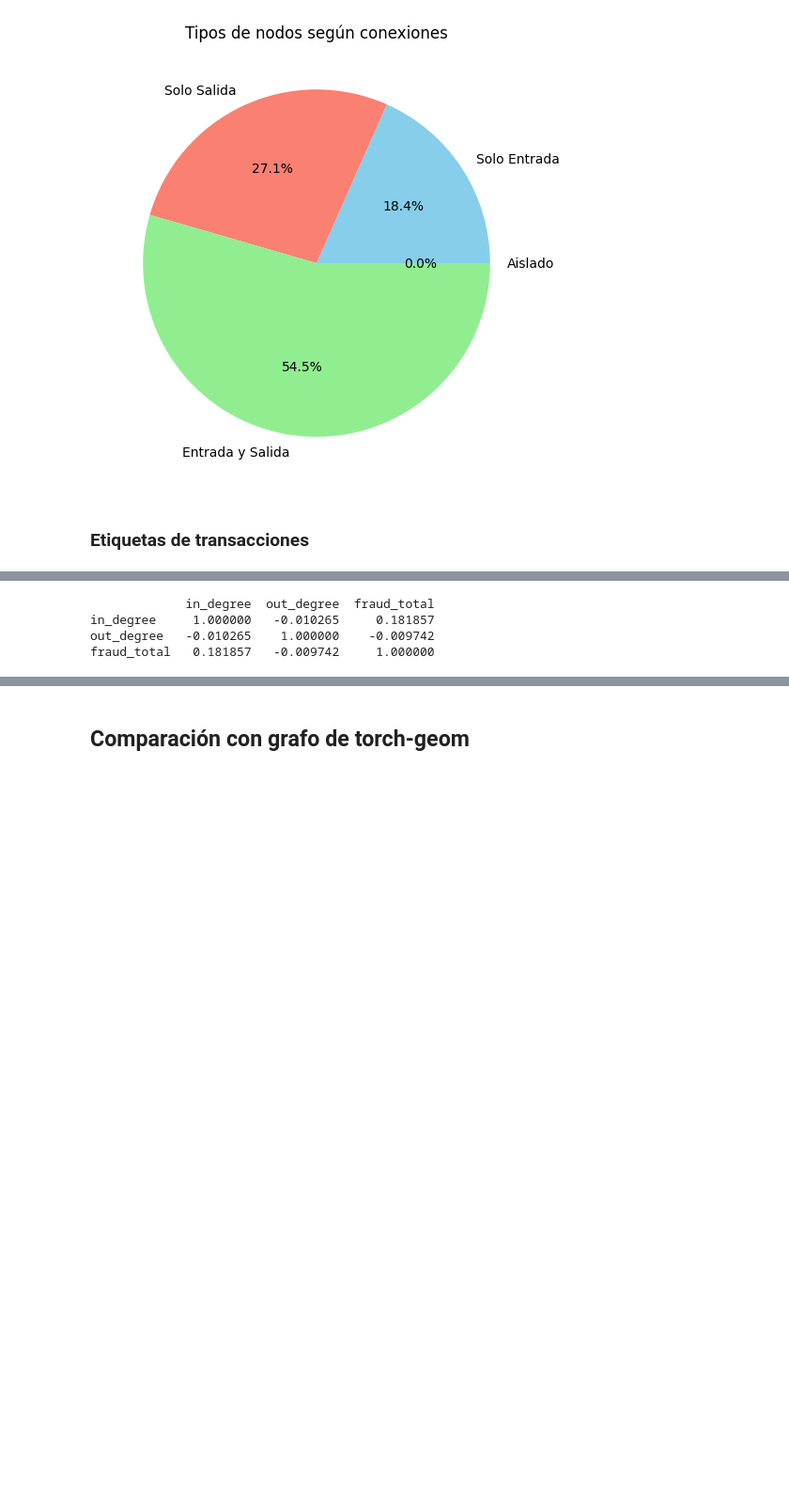
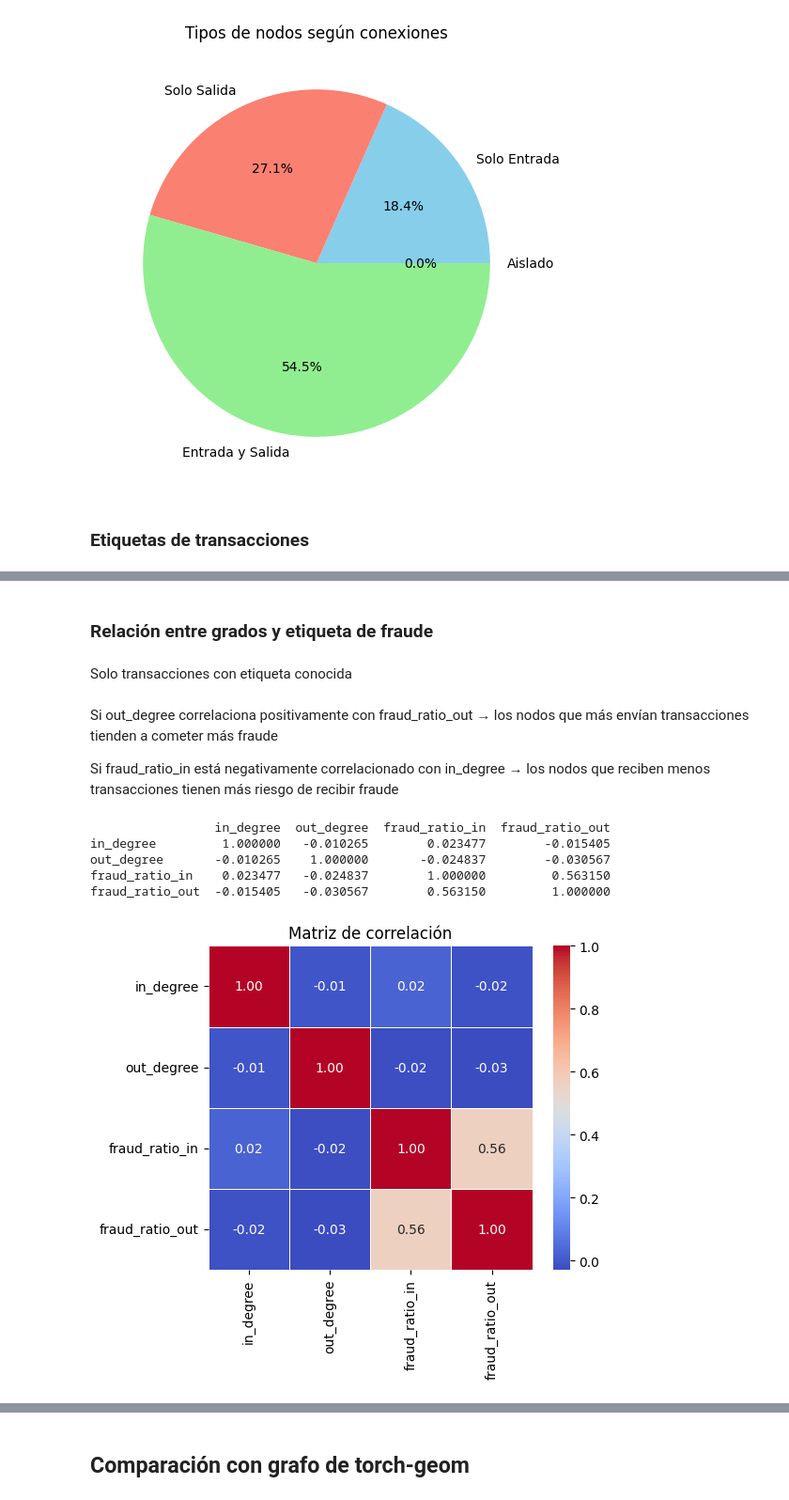
Before and after one commit to L-Ameneiro/elliptic-gnn-fraud-detector, a Jupyter notebook: notebooks/1-eda-graph-ameneiro.ipynb, the cells around one changed output, grey strips where cells are left out. Shown at 94% size. Saved outputs shown, nothing was run; the diff lists cells and outputs as text; code cells hidden in the pictures; blank space fills up the shorter version.

```diff
--- a/notebooks/1-eda-graph-ameneiro.ipynb
+++ b/notebooks/1-eda-graph-ameneiro.ipynb
@@ -257,10 +293,7 @@ nodes_df = pd.DataFrame({
 nodes_df['fraud_total'] = nodes_df['fraud_in'] + nodes_df['fraud_out']
 nodes_df['fraud_ratio_in'] = nodes_df['fraud_in'] / nodes_df['in_degree'].replace(0, pd.NA)
 nodes_df['fraud_ratio_out'] = nodes_df['fraud_out'] / nodes_df['out_degree'].replace(0, pd.NA)
-# %%
-print(nodes_df[['in_degree', 'out_degree', 'fraud_total']].corr())
-# %% [output]
-             in_degree  out_degree  fraud_total
-in_degree     1.000000   -0.010265     0.181857
-out_degree   -0.010265    1.000000    -0.009742
-fraud_total   0.181857   -0.009742     1.000000
+# %% [markdown]
+### Relación entre grados y etiqueta de fraude
+# %% [markdown]
+Solo transacciones con etiqueta conocida
@@ -266,0 +343,31 @@ fraud_total   0.181857   -0.009742     1.000000
+# %% [markdown]
+
+Si out_degree correlaciona positivamente con fraud_ratio_out → los nodos que más envían transacciones tienden a cometer más fraude
+
+Si fraud_ratio_in está negativamente correlacionado con in_degree → los nodos que reciben menos transacciones tienen más riesgo de recibir fraude
+# %%
+# Correlaciones entre grado y proporción de fraude
+correlation_matrix = nodes_df[['in_degree', 'out_degree', 'fraud_ratio_in', 'fraud_ratio_out']].corr()
+print(correlation_matrix)
+# %% [output]
+                 in_degree  out_degree  fraud_ratio_in  fraud_ratio_out
+in_degree         1.000000   -0.010265        0.023477        -0.015405
+out_degree       -0.010265    1.000000       -0.024837        -0.030567
+fraud_ratio_in    0.023477   -0.024837        1.000000         0.563150
+fraud_ratio_out  -0.015405   -0.030567        0.563150         1.000000
+# %%
+import seaborn as sns
+# Seleccionamos columnas numéricas relevantes
+corr_data = nodes_df[['in_degree', 'out_degree', 'fraud_ratio_in', 'fraud_ratio_out']]
+
+# Calculamos la matriz de correlación
+corr_matrix = corr_data.corr()
+
+# Heatmap
+plt.figure(figsize=(6, 5))
+sns.heatmap(corr_matrix, annot=True, fmt=".2f", cmap="coolwarm", square=True, linewidths=0.5)
+plt.title("Matriz de correlación")
+plt.tight_layout()
+plt.show()
+# %% [output]
+[figure, added]
```
Also changed, not shown: parts of 32 cells of this notebook.
